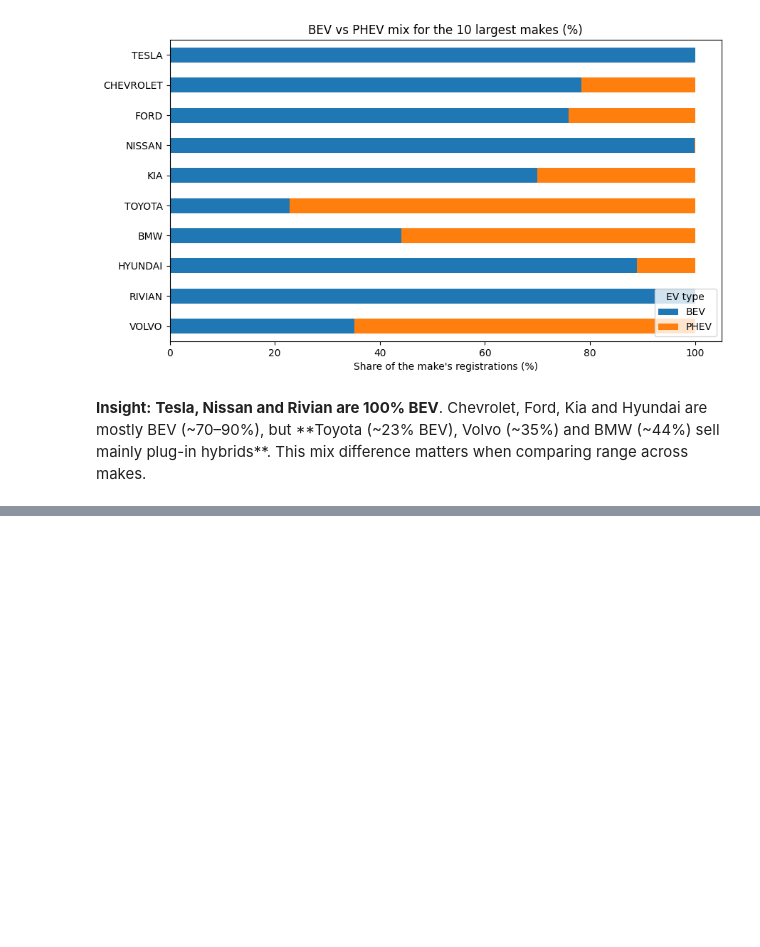
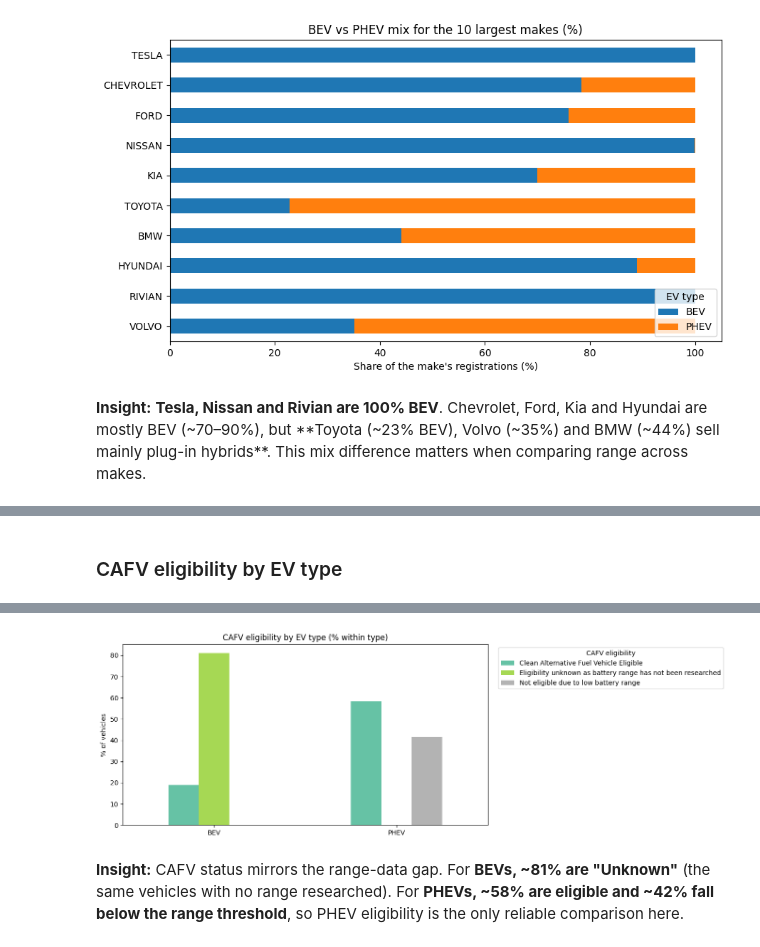
Before and after one commit to purujit-dev/Data_Analysis_Project, a Jupyter notebook: data_analysis.ipynb, the cells around one changed output, grey strips where cells are left out. Saved outputs shown, nothing was run; the diff lists cells and outputs as text; code cells hidden in the pictures; blank space fills up the shorter version.

```diff
--- a/data_analysis.ipynb
+++ b/data_analysis.ipynb
@@ -491,0 +506,10 @@ ax.legend(title="EV type", loc="lower right")
+# %% [markdown]
+###  CAFV eligibility by EV type
+# %%
+ct = pd.crosstab(df["Electric Vehicle Type"], df["Clean Alternative Fuel Vehicle (CAFV) Eligibility"], normalize="index") * 100
+ax = ct.plot.bar(figsize=(10, 5), rot=0, colormap="Set2")
+ax.set_title("CAFV eligibility by EV type (% within type)")
+ax.set_xlabel(""); ax.set_ylabel("% of vehicles")
+ax.legend(title="CAFV eligibility", bbox_to_anchor=(1.02, 1), loc="upper left")
+ct.round(1)
+# %% [output]
@@ -491,0 +520,3 @@ ax.legend(title="EV type", loc="lower right")
+[figure, added]
+# %% [markdown]
+**Insight:** CAFV status mirrors the range-data gap. For **BEVs, ~81% are "Unknown"** (the same vehicles with no range researched). For **PHEVs, ~58% are eligible and ~42% fall below the range threshold**, so PHEV eligibility is the only reliable comparison here.
```
Also changed, not shown: parts of 2 cells of this notebook.
